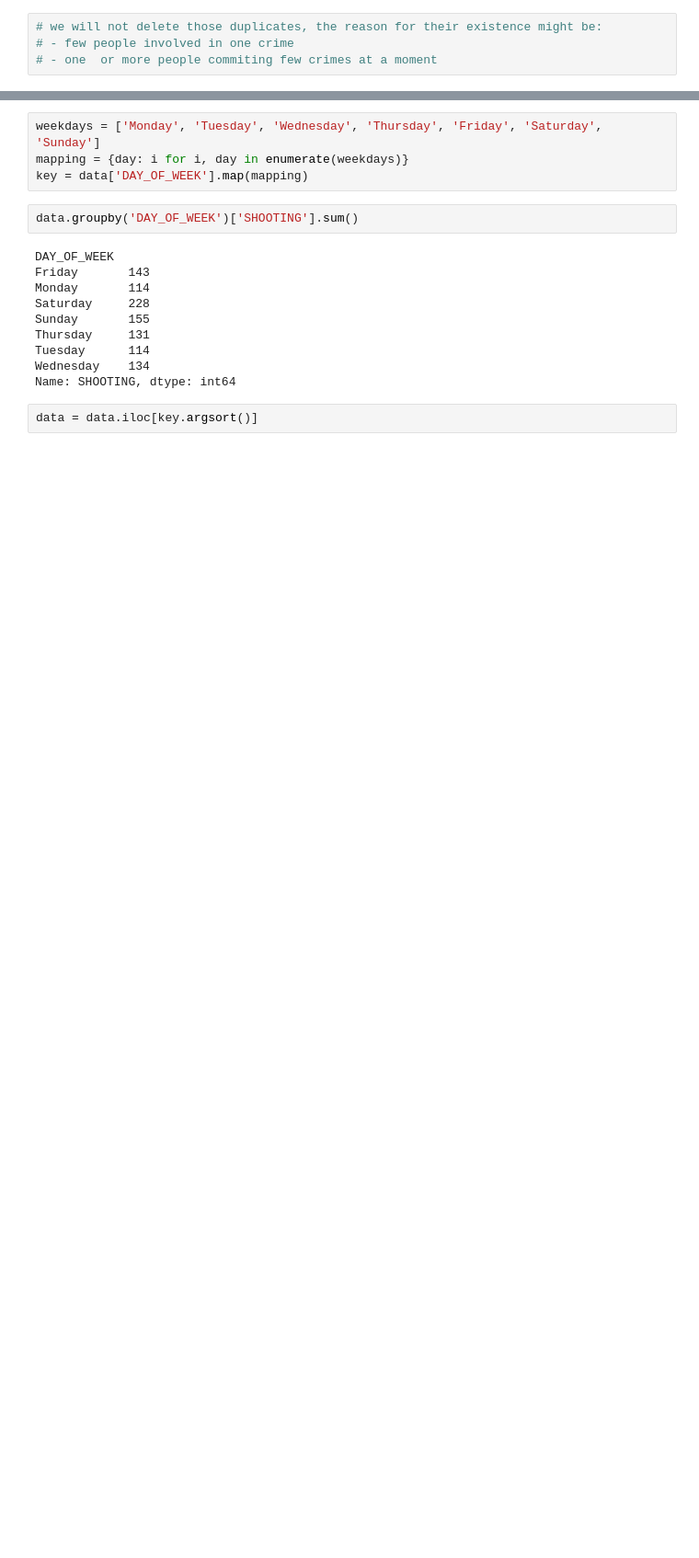
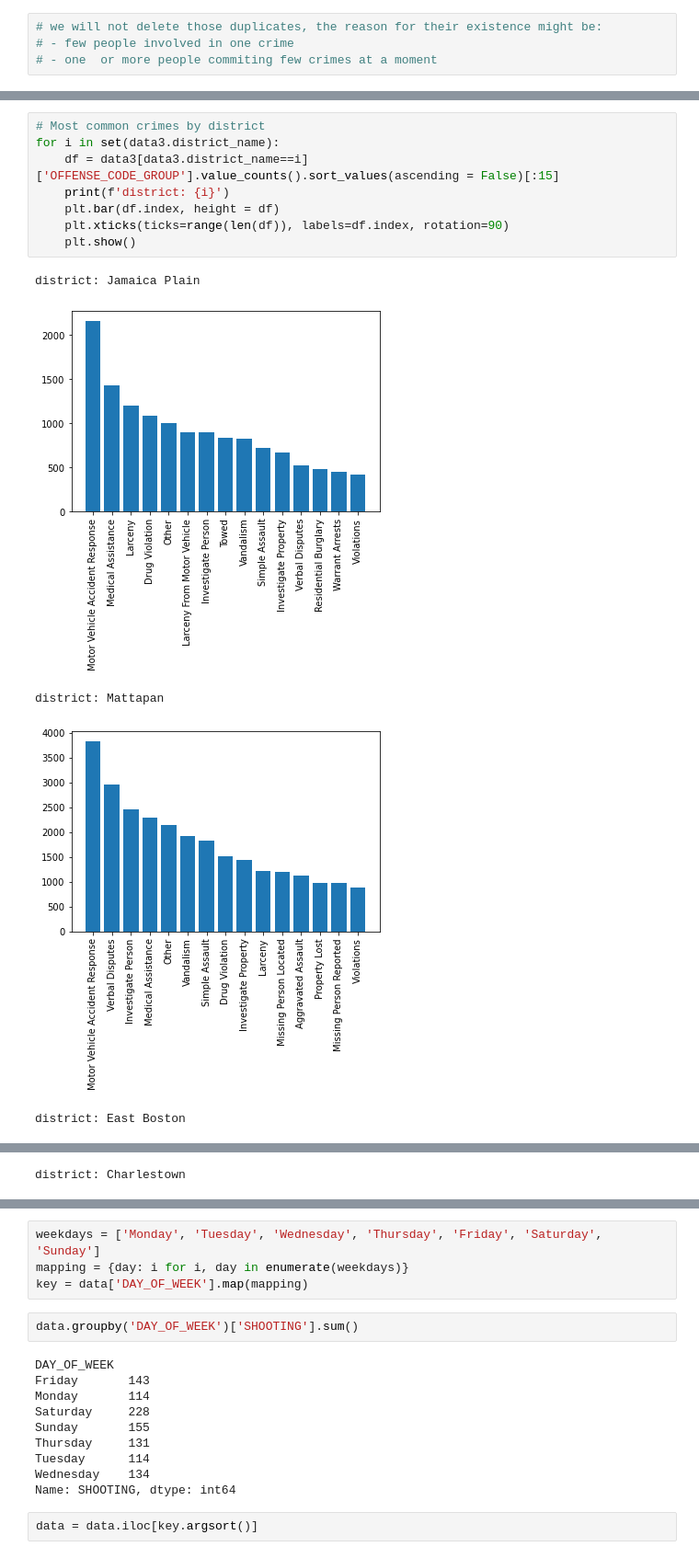
Before and after one commit to tomek95123/Udacity_project1, a Jupyter notebook: udacity_project_1.ipynb, the cells around one changed output, grey strips where cells are left out. Shown at 92% size. Drawn from its saved outputs; the diff is of its cells as text; blank space fills up the shorter version.

```diff
--- a/udacity_project_1.ipynb
+++ b/udacity_project_1.ipynb
@@ -92,0 +136,14 @@ data[data.duplicated()].sort_values(by = 'INCIDENT_NUMBER').head()
+# %%
+# Most common crimes by district
+for i in set(data3.district_name):
+    df = data3[data3.district_name==i]['OFFENSE_CODE_GROUP'].value_counts().sort_values(ascending = False)[:15]
+    print(f'district: {i}')
+    plt.bar(df.index, height = df)
+    plt.xticks(ticks=range(len(df)), labels=df.index, rotation=90)
+    plt.show()
+# %% [output]
+district: Jamaica Plain
+[figure, added]
+district: Mattapan
+[figure, added]
+district: East Boston
@@ -92,0 +151 @@ data[data.duplicated()].sort_values(by = 'INCIDENT_NUMBER').head()
+district: Charlestown
```
Also changed, not shown: parts of 79 cells of this notebook.
